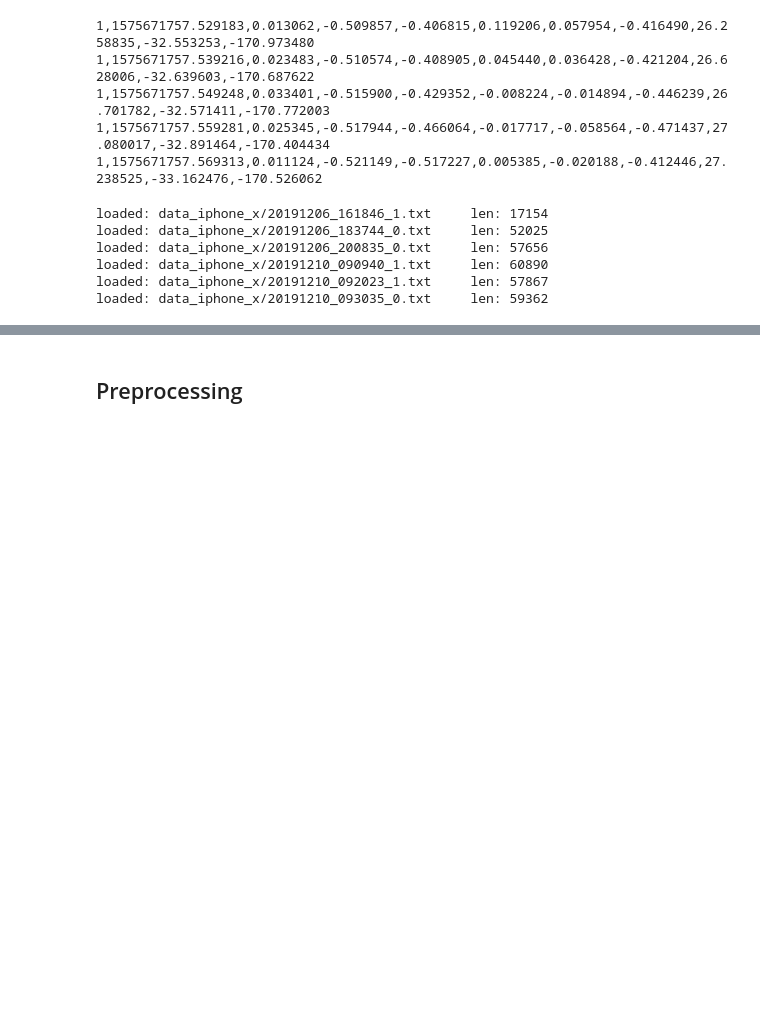
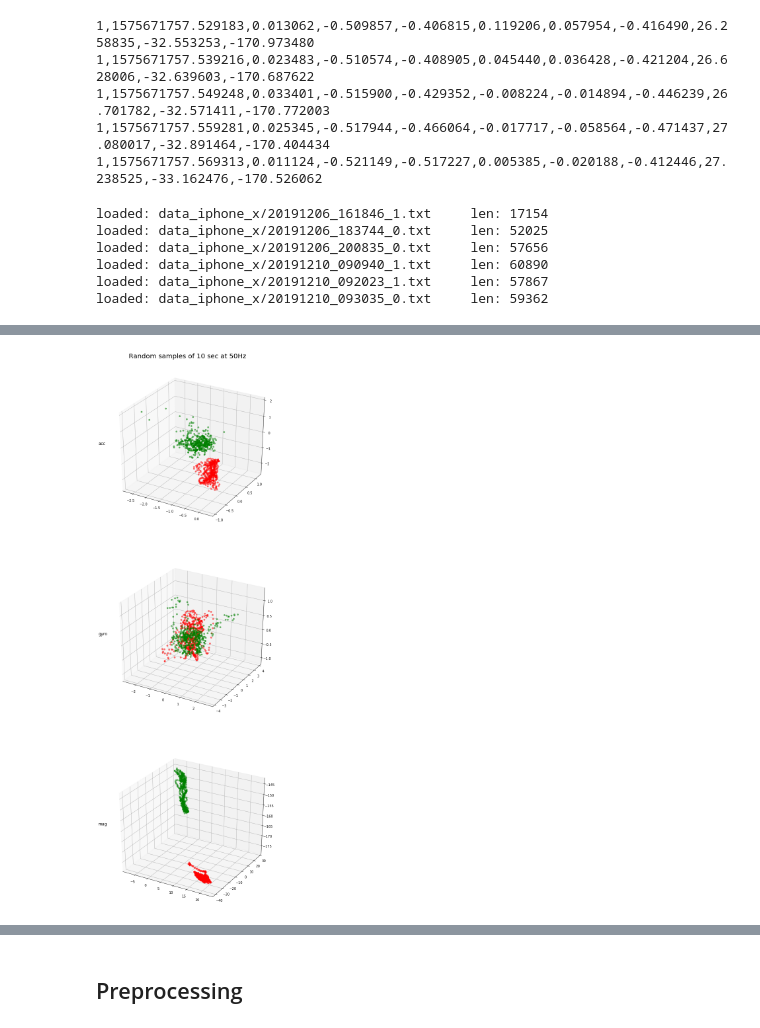
Before and after one commit to danylokos/activity-demo-model, a Jupyter notebook: activity-demo.ipynb, the cells around one changed output, grey strips where cells are left out. Drawn from its saved outputs; the diff is of its cells as text; code cells hidden in the pictures; blank space fills up the shorter version.

```diff
--- a/activity-demo.ipynb
+++ b/activity-demo.ipynb
@@ -88,3 +88,44 @@ for i in range(0, 1):
+# %%
+from mpl_toolkits.mplot3d import Axes3D
+
+secs = 10 # plot 10 sec only
+
+def plot_3d_data(dfs):
+    sensors = ['acc', 'gyro', 'mag']
+    nrows = len(sensors)
+
+    i = 1
+    fig = plt.figure(figsize=(10, 30))
+    title = "Random samples of %i sec at %iHz" % (secs, freq)
+    fig.suptitle(title, fontsize=20, y=0.9)
+
+    for row in range(nrows):
+        ax = fig.add_subplot(nrows, 1, i, projection='3d')
+        for j in range(len(dfs)):
+            values = dfs[j]
+            begin = random.randint(0, len(values) - secs * freq)
+            end = begin + secs * freq
+            values = values.iloc[begin:end, :]
+            values = values.reset_index(drop=True)
+
+            is_dist = values.iloc[0][0]
+            label = "Distracted" if is_dist == 1 else "Idle"
+            color = "red" if is_dist == 1 else "green"
+
+            sensor = sensors[row]
+            x_line = values['%s_x' % (sensor)]
+            y_line = values['%s_y' % (sensor)]
+            z_line = values['%s_z' % (sensor)]
+
+            ax.scatter(x_line, y_line, z_line, alpha=0.5, color=color)
+        plt.title(sensor, y=0.5, loc='left')
+        i += 1
+    plt.show()
+
+for i in range(1):
+    plot_3d_data([datasets_trunc[0], datasets_trunc[1]])
+# %% [output]
+[figure, added]
 # %%
 def unroll_df(df, wind_size=128):
     mode = df.iloc[0]['mode'].astype(int)
```
Also changed, not shown: parts of 6 cells of this notebook.
